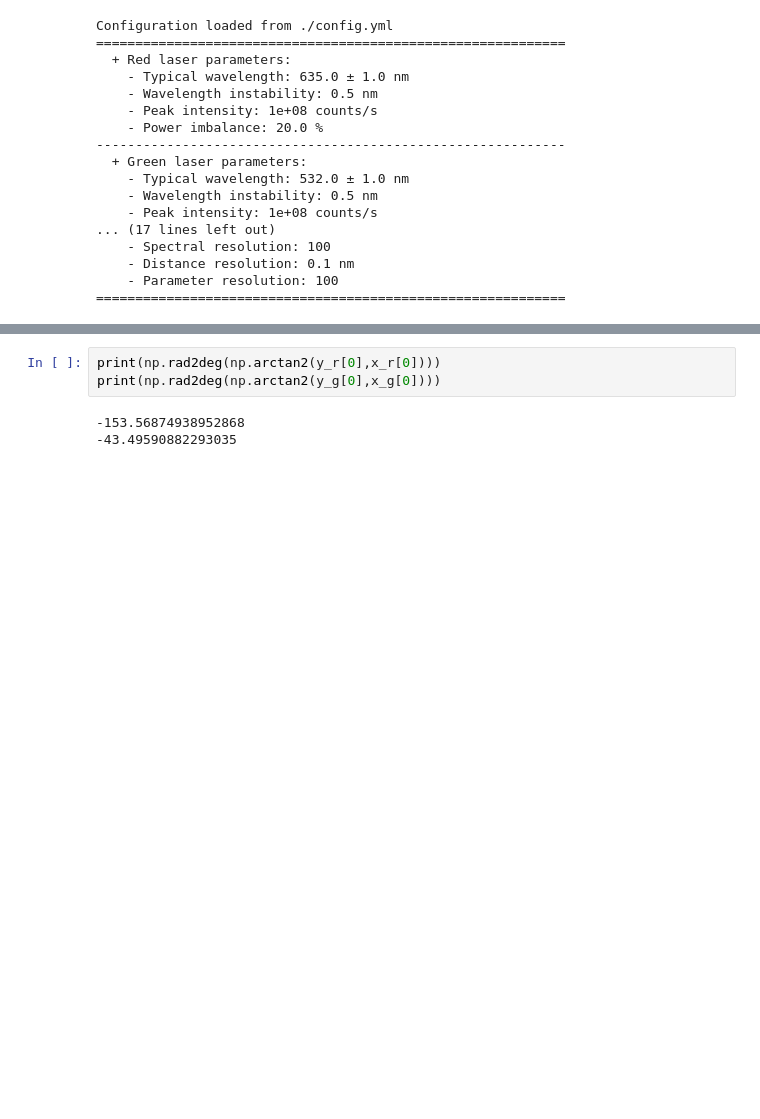
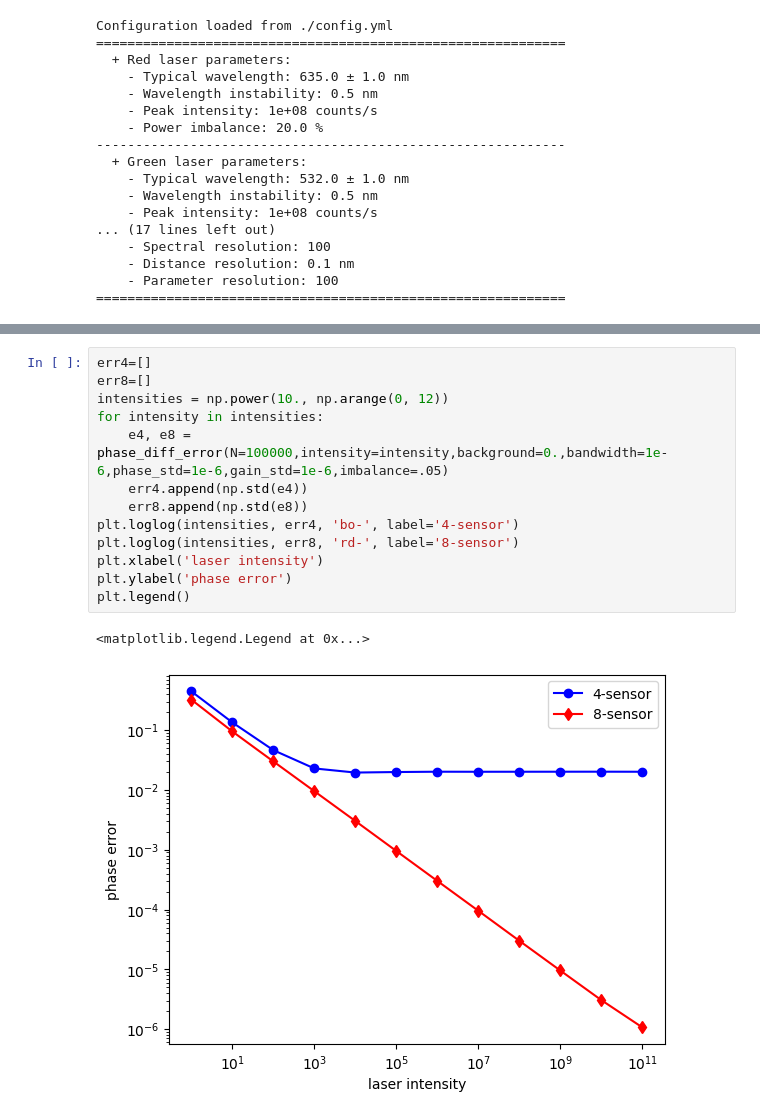
Before and after one commit to pigsboss/metrology, a Jupyter notebook: codes/demo.ipynb, the cells around one changed output, grey strips where cells are left out. Cells and saved outputs as stored; diff of their text form; blank space fills up the shorter version.

```diff
--- a/codes/demo.ipynb
+++ b/codes/demo.ipynb
@@ -58,6 +58,16 @@ plt.plot(((
 # %%
-print(np.rad2deg(np.arctan2(y_r[0],x_r[0])))
-print(np.rad2deg(np.arctan2(y_g[0],x_g[0])))
+err4=[]
+err8=[]
+intensities = np.power(10., np.arange(0, 12))
+for intensity in intensities:
+    e4, e8 = phase_diff_error(N=100000,intensity=intensity,background=0.,bandwidth=1e-6,phase_std=1e-6,gain_std=1e-6,imbalance=.05)
+    err4.append(np.std(e4))
+    err8.append(np.std(e8))
+plt.loglog(intensities, err4, 'bo-', label='4-sensor')
+plt.loglog(intensities, err8, 'rd-', label='8-sensor')
+plt.xlabel('laser intensity')
+plt.ylabel('phase error')
+plt.legend()
 # %% [output]
--153.56874938952868
--43.49590882293035
+<matplotlib.legend.Legend at 0x...>
+[figure, added]
```
Also changed, not shown: parts of 5 cells of this notebook, 2 other files.
